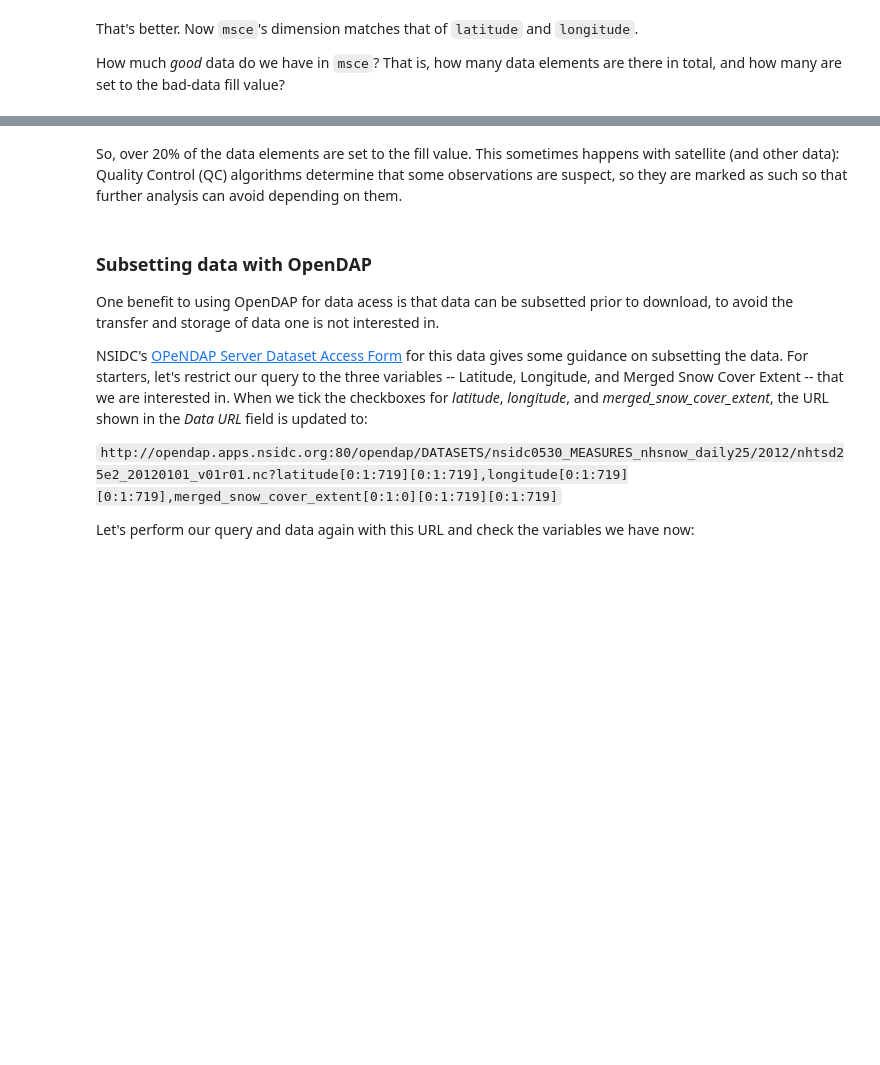
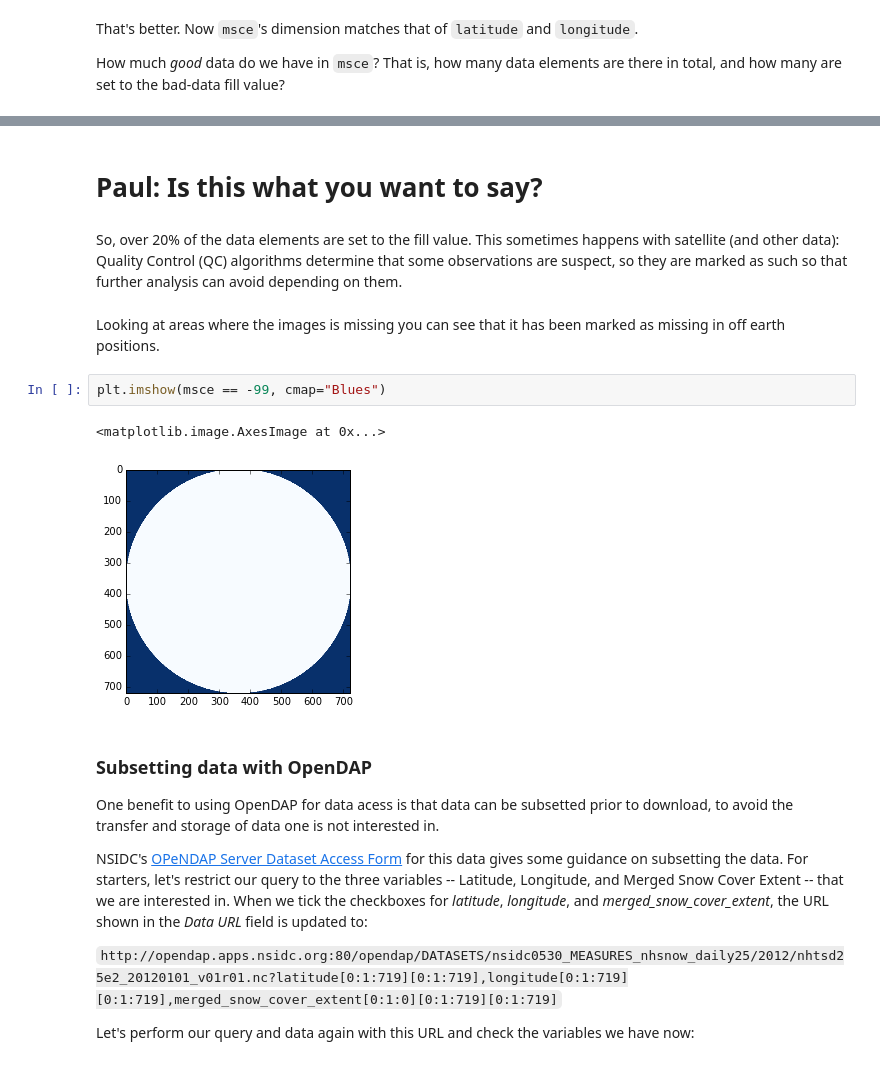
Before and after one commit to p-madden/sea-2016-tutorial, a Jupyter notebook: module-2.ipynb, the cells around one changed output, grey strips where cells are left out. Cells and saved outputs as stored; diff of their text form; blank space fills up the shorter version.

```diff
--- a/module-2.ipynb
+++ b/module-2.ipynb
@@ -194,5 +428,14 @@ print(msce[msce != -99].size)
+# %% [markdown]
+# Paul: Is this what you want to say?
 # %% [markdown]
 So, over 20% of the data elements are set to the fill value. This sometimes happens with satellite (and other data): Quality Control (QC) algorithms determine that some observations are suspect, so they are marked as such so that further analysis can avoid depending on them.
+# %% [markdown]
+Looking at areas where the images is missing you can see that it has been marked as missing in off earth positions.
+# %%
+plt.imshow(msce == -99, cmap="Blues")
+# %% [output]
+<matplotlib.image.AxesImage at 0x...>
+[figure, added]
 # %% [markdown]
 ### Subsetting data with OpenDAP
 
```
Also changed, not shown: parts of 41 cells of this notebook.
